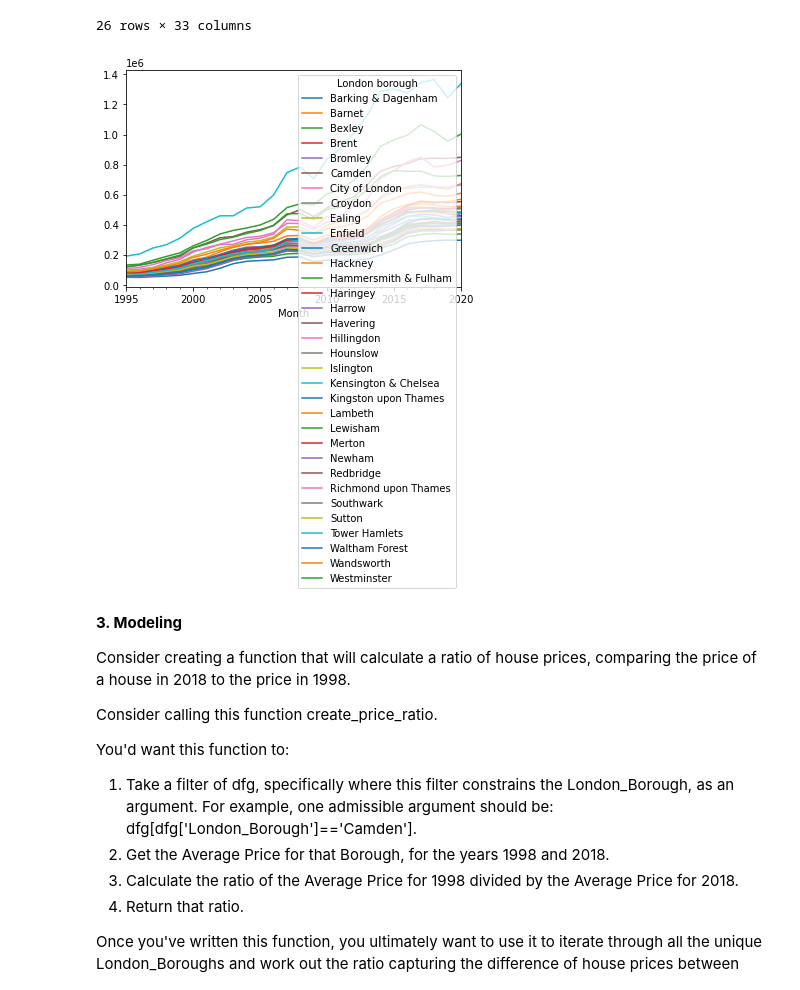
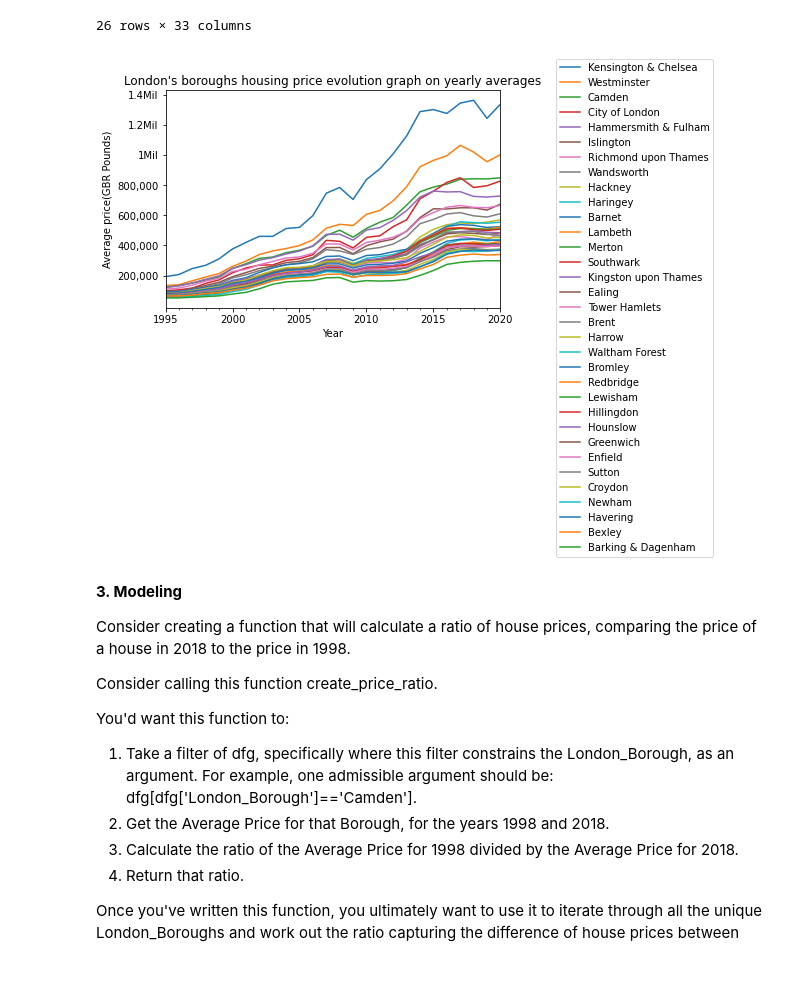
Before and after one commit to Razvanepe/Springboard, a Jupyter notebook: Unit 4 Challenge - Tier 3.ipynb, the cells around one changed output. Saved outputs shown, nothing was run; the diff lists cells and outputs as text; code cells hidden in the pictures.

```diff
--- a/Unit 4 Challenge - Tier 3.ipynb
+++ b/Unit 4 Challenge - Tier 3.ipynb
@@ -590,11 +584,19 @@ bor_resample
 | 2019-12-31 | 298619.833333 | 519610.833333 | 336857.416667 | 474512.583333 | 436459.250000 | 841743.916667 | 796180.833333 | 365440.583333 | ... |
 | 2020-12-31 | 298179.600000 | 524893.000000 | 339597.000000 | 462545.600000 | 433875.400000 | 848740.200000 | 827581.800000 | 373996.000000 | ... |
 26 rows × 33 columns
-# %%
-bor_resample.plot()
-plt.show()
-# %% [output]
-[figure, removed]
+# %%
+#Legend is also sorted from the highest have to lowest at current price average
+bor_sorted = bor_resample.sort_values(bor_resample.last_valid_index(), axis=1, ascending = False)
+bor_sorted.plot()
+plt.title("London's boroughs housing price evolution graph on yearly averages", color='black')
+plt.xlabel('Year')
+plt.ylabel('Average price(GBR Pounds)')
+plt.yticks([200000, 400000,600000,800000,1000000,1200000,1400000],['200,000', '400,000', '600,000', '800,000', '1Mil', '1.2Mil', '1.4Mil'])
+
+plt.legend(loc='center left', bbox_to_anchor=(1.15, 0))
+plt.show()
+# %% [output]
+[figure, added]
 # %% [markdown]
 **3. Modeling**
 
```
Also changed, not shown: parts of 5 cells of this notebook.
